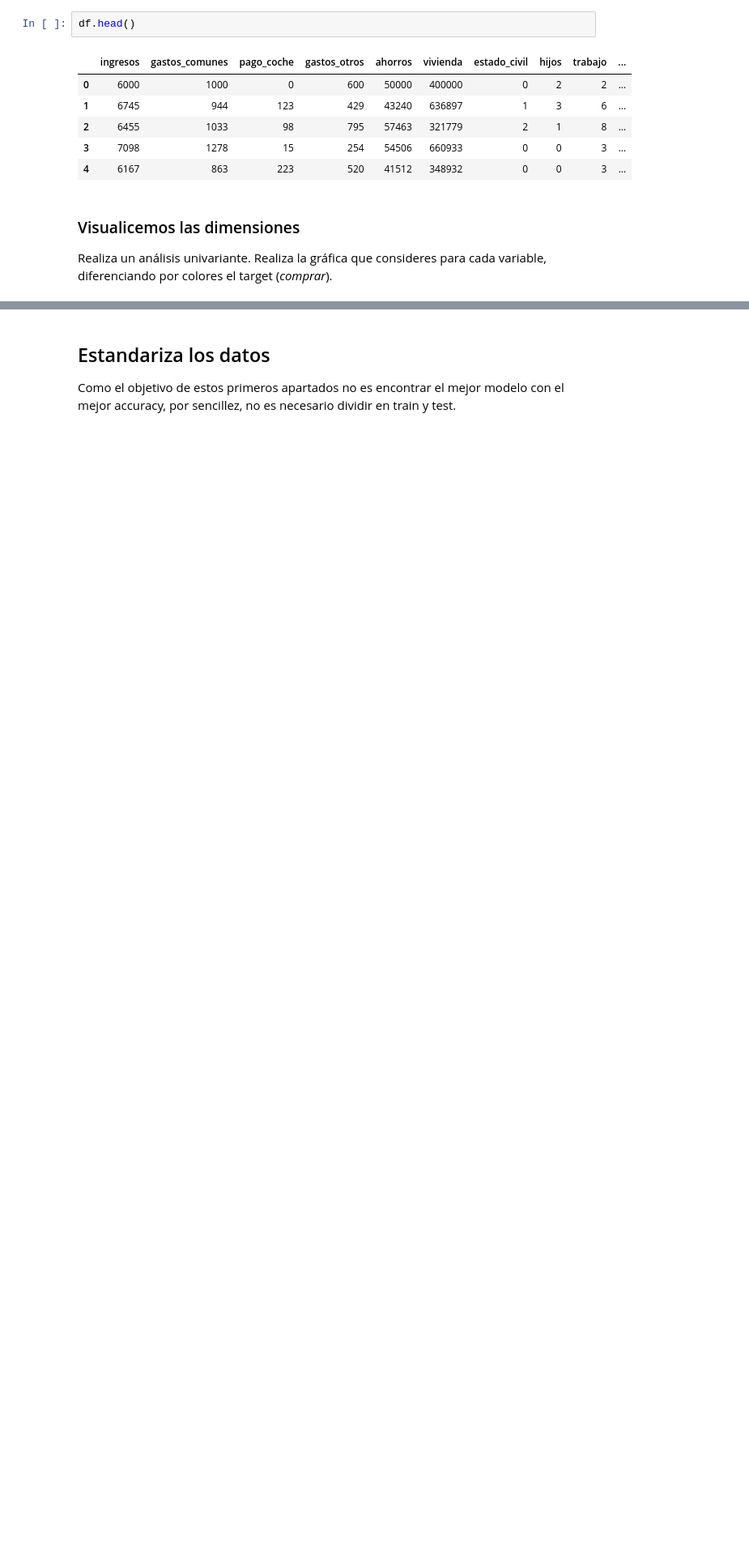
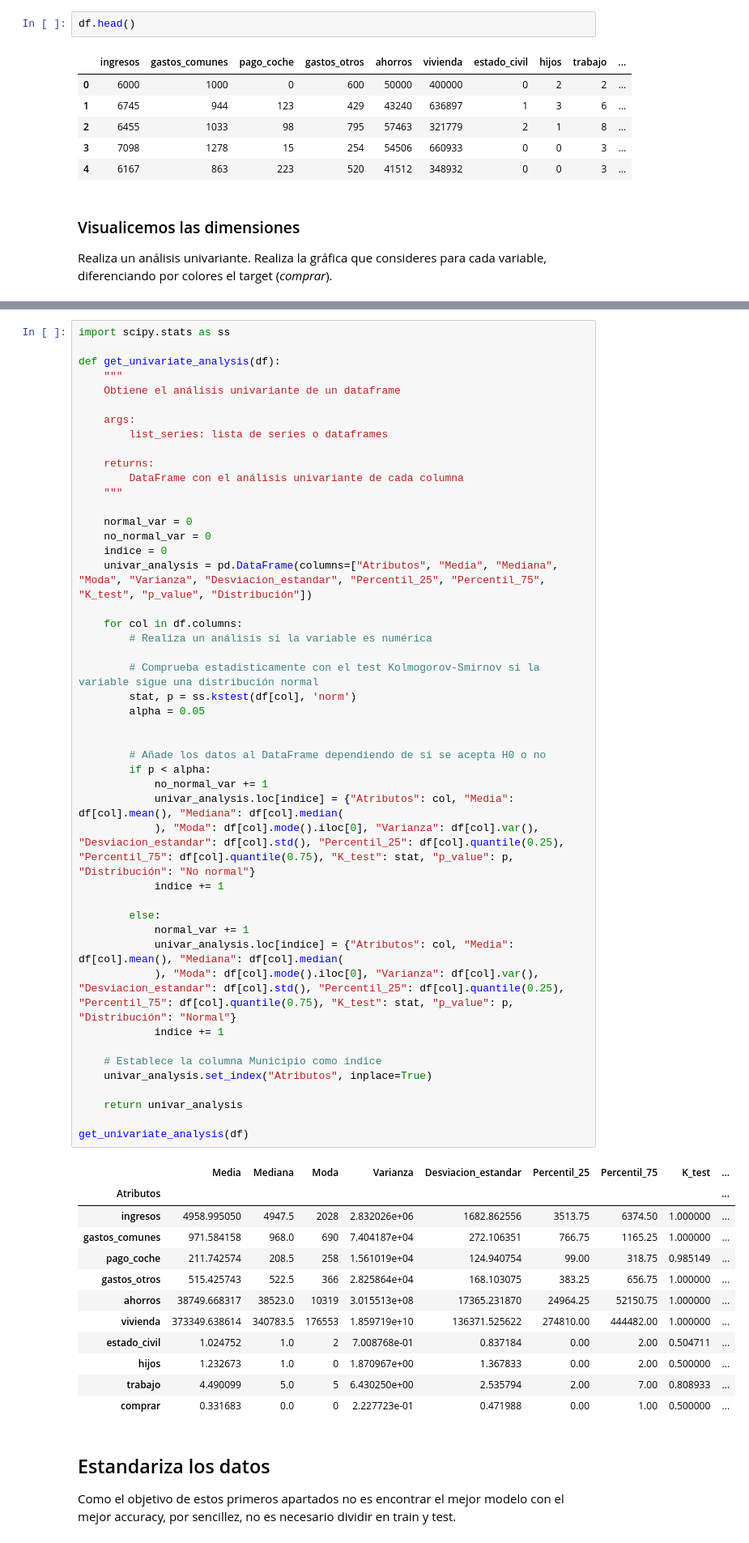
Before and after one commit to josemanuelgonzalezfornell/Machine_Learning, a Jupyter notebook: 2-No_Supervisado/1-PCA/Practica/2_PCA Alquier Compra.ipynb, the cells around one changed output, grey strips where cells are left out. Shown at 81% size. Saved outputs shown, nothing was run; the diff lists cells and outputs as text; blank space fills up the shorter version.

```diff
--- a/2-No_Supervisado/1-PCA/Practica/2_PCA Alquier Compra.ipynb
+++ b/2-No_Supervisado/1-PCA/Practica/2_PCA Alquier Compra.ipynb
@@ -71,3 +76,62 @@ Realiza un análisis univariante. Realiza la gráfica que consideres para cada v
+# %%
+import scipy.stats as ss
+
+def get_univariate_analysis(df):
+    """
+    Obtiene el análisis univariante de un dataframe
+
+    args:
+        list_series: lista de series o dataframes
+
+    returns:
+        DataFrame con el análisis univariante de cada columna
+    """
+
+    normal_var = 0
+    no_normal_var = 0
+    indice = 0
+    univar_analysis = pd.DataFrame(columns=["Atributos", "Media", "Mediana", "Moda", "Varianza", "Desviacion_estandar", "Percentil_25", "Percentil_75", "K_test", "p_value", "Distribución"])
+
+    for col in df.columns:
+        # Realiza un análisis si la variable es numérica
+
+        # Comprueba estadisticamente con el test Kolmogorov-Smirnov si la variable sigue una distribución normal
+        stat, p = ss.kstest(df[col], 'norm')
+        alpha = 0.05
+
+
+        # Añade los datos al DataFrame dependiendo de si se acepta H0 o no
+        if p < alpha:
+            no_normal_var += 1
+            univar_analysis.loc[indice] = {"Atributos": col, "Media": df[col].mean(), "Mediana": df[col].median(
+            ), "Moda": df[col].mode().iloc[0], "Varianza": df[col].var(), "Desviacion_estandar": df[col].std(), "Percentil_25": df[col].quantile(0.25), "Percentil_75": df[col].quantile(0.75), "K_test": stat, "p_value": p, "Distribución": "No normal"}
+            indice += 1
+
+        else:
+            normal_var += 1
+            univar_analysis.loc[indice] = {"Atributos": col, "Media": df[col].mean(), "Mediana": df[col].median(
+            ), "Moda": df[col].mode().iloc[0], "Varianza": df[col].var(), "Desviacion_estandar": df[col].std(), "Percentil_25": df[col].quantile(0.25), "Percentil_75": df[col].quantile(0.75), "K_test": stat, "p_value": p, "Distribución": "Normal"}
+            indice += 1
+
+    # Establece la columna Municipio como índice
+    univar_analysis.set_index("Atributos", inplace=True)
+
+    return univar_analysis
+
+get_univariate_analysis(df)
+# %% [output]
+|  | Media | Mediana | Moda | Varianza | Desviacion_estandar | Percentil_25 | Percentil_75 | K_test | ... |
+| Atributos |  |  |  |  |  |  |  |  | ... |
+| ingresos | 4958.995050 | 4947.5 | 2028 | 2.832026e+06 | 1682.862556 | 3513.75 | 6374.50 | 1.000000 | ... |
+| gastos_comunes | 971.584158 | 968.0 | 690 | 7.404187e+04 | 272.106351 | 766.75 | 1165.25 | 1.000000 | ... |
+| pago_coche | 211.742574 | 208.5 | 258 | 1.561019e+04 | 124.940754 | 99.00 | 318.75 | 0.985149 | ... |
+| gastos_otros | 515.425743 | 522.5 | 366 | 2.825864e+04 | 168.103075 | 383.25 | 656.75 | 1.000000 | ... |
+| ahorros | 38749.668317 | 38523.0 | 10319 | 3.015513e+08 | 17365.231870 | 24964.25 | 52150.75 | 1.000000 | ... |
+| vivienda | 373349.638614 | 340783.5 | 176553 | 1.859719e+10 | 136371.525622 | 274810.00 | 444482.00 | 1.000000 | ... |
+| estado_civil | 1.024752 | 1.0 | 2 | 7.008768e-01 | 0.837184 | 0.00 | 2.00 | 0.504711 | ... |
+| hijos | 1.232673 | 1.0 | 0 | 1.870967e+00 | 1.367833 | 0.00 | 2.00 | 0.500000 | ... |
+| trabajo | 4.490099 | 5.0 | 5 | 6.430250e+00 | 2.535794 | 2.00 | 7.00 | 0.808933 | ... |
+| comprar | 0.331683 | 0.0 | 0 | 2.227723e-01 | 0.471988 | 0.00 | 1.00 | 0.500000 | ... |
 # %% [markdown]
 ## Estandariza los datos
 Como el objetivo de estos primeros apartados no es encontrar el mejor modelo con el mejor accuracy, por sencillez, no es necesario dividir en train y test.
```
Also changed, not shown: parts of 1 cell of this notebook, 3 other files.
